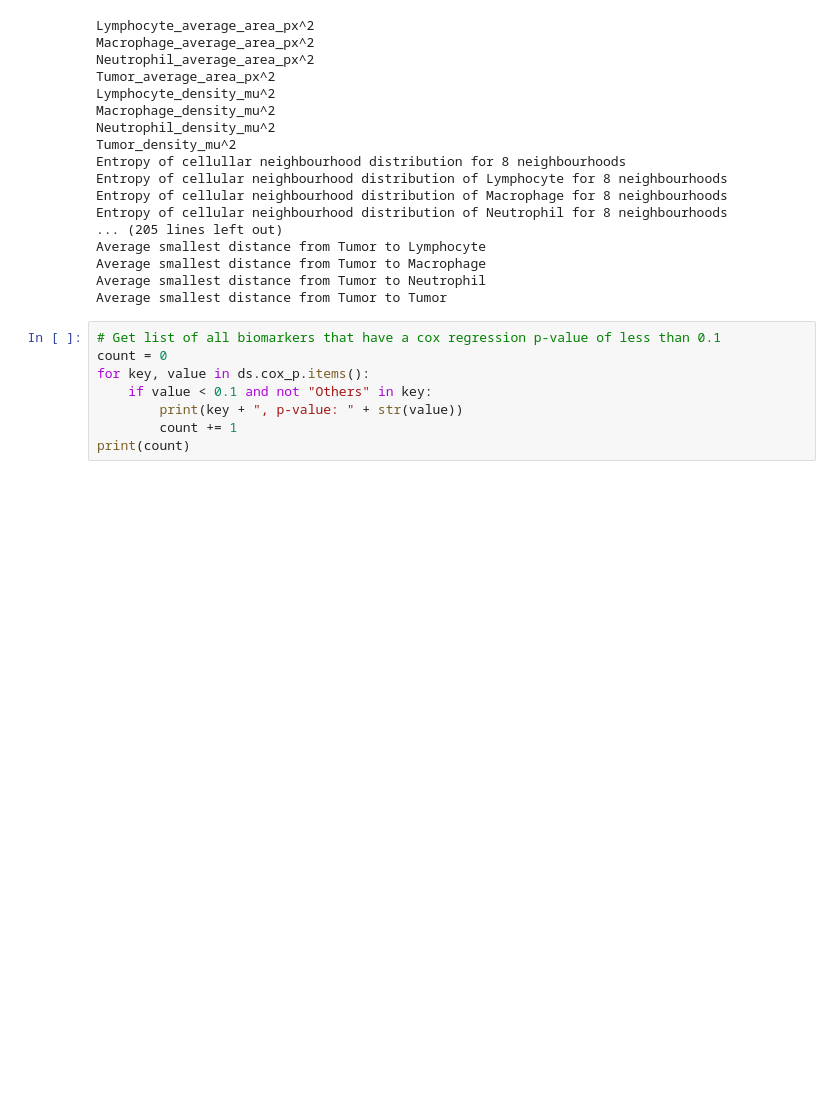
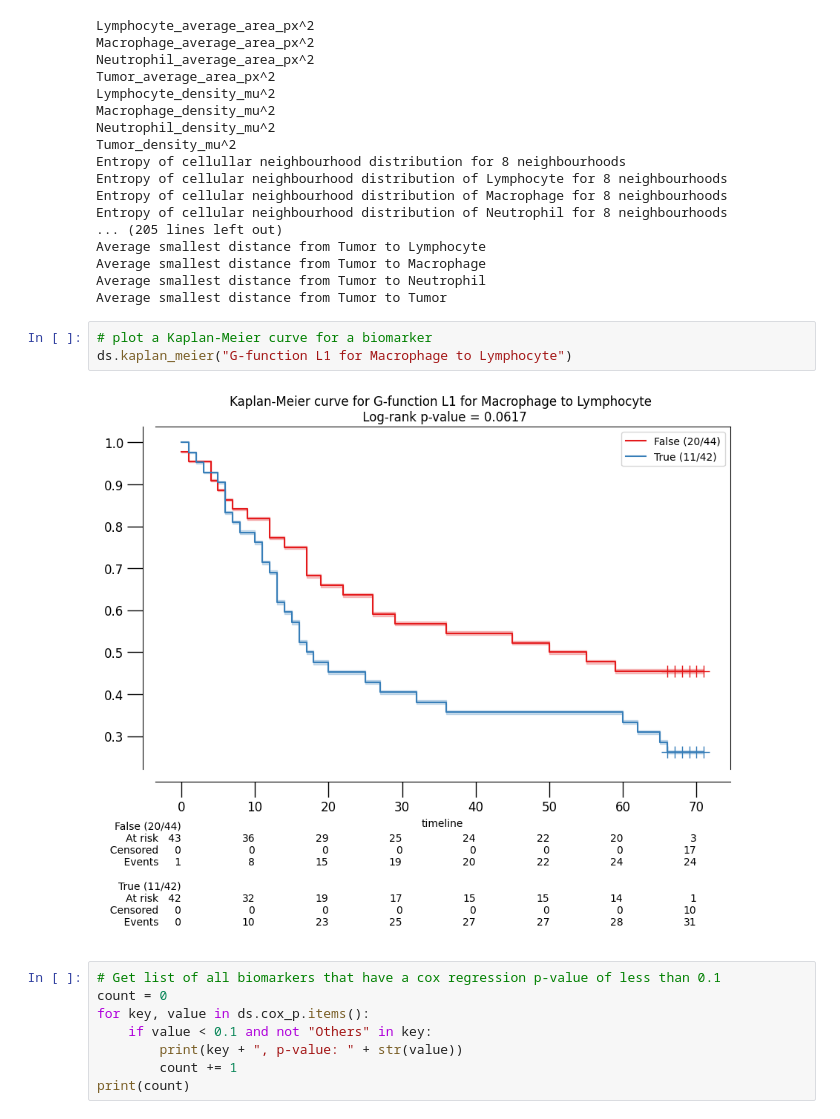
Before and after one commit to leonkloker/integrative-imaging-molecular-diagnostics-lab, a Jupyter notebook: spatial_analysis_project/main.ipynb, the cells around one changed output. Cells and saved outputs as stored; diff of their text form; blank space fills up the shorter version.

```diff
--- a/spatial_analysis_project/main.ipynb
+++ b/spatial_analysis_project/main.ipynb
@@ -36,6 +36,11 @@ Average smallest distance from Tumor to Lymphocyte
 Average smallest distance from Tumor to Macrophage
 Average smallest distance from Tumor to Neutrophil
 Average smallest distance from Tumor to Tumor
+# %%
+# plot a Kaplan-Meier curve for a biomarker
+ds.kaplan_meier("G-function L1 for Macrophage to Lymphocyte")
+# %% [output]
+[figure, added]
 # %%
 # Get list of all biomarkers that have a cox regression p-value of less than 0.1
 count = 0
```
Also changed, not shown: parts of 1 cell of this notebook, 54 other files.
